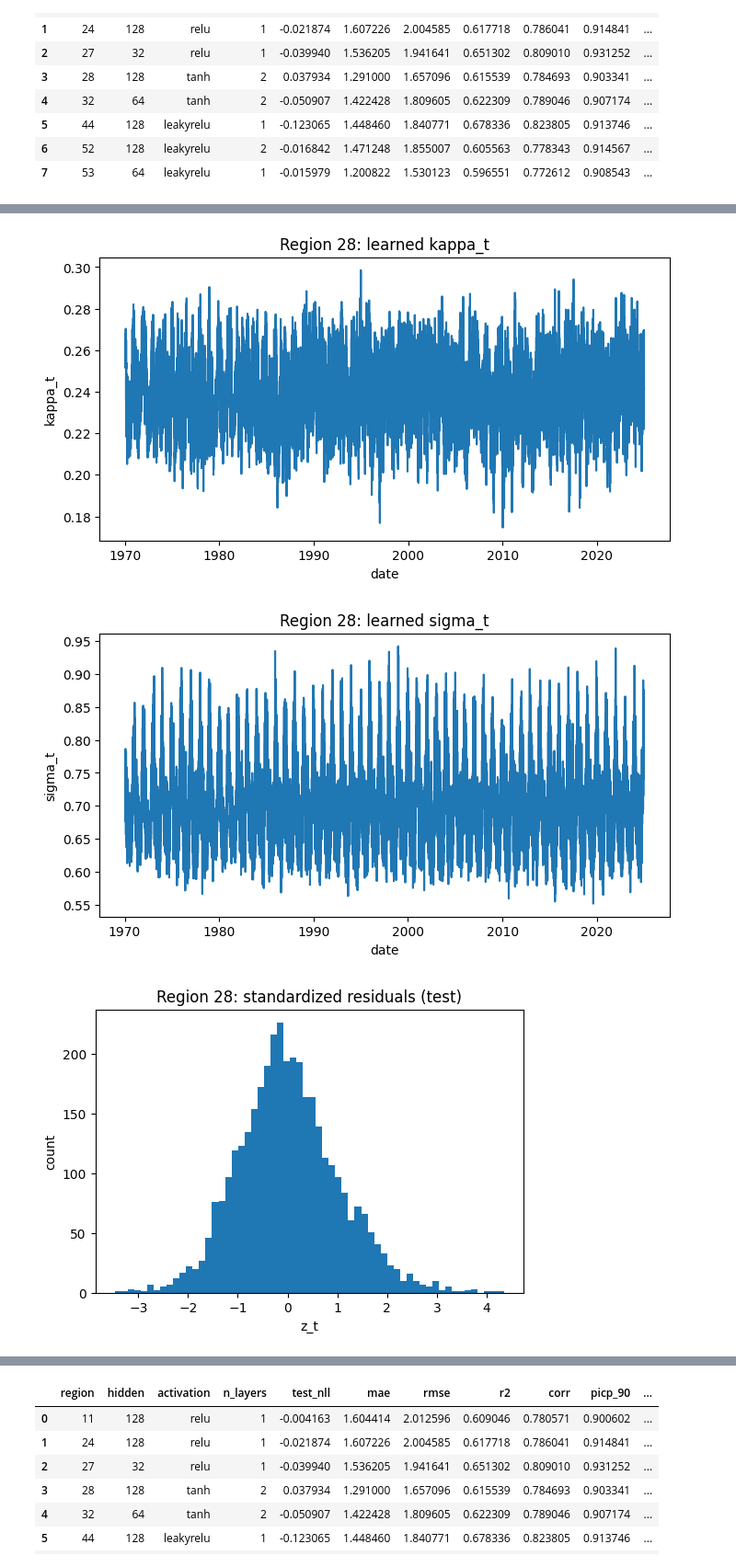
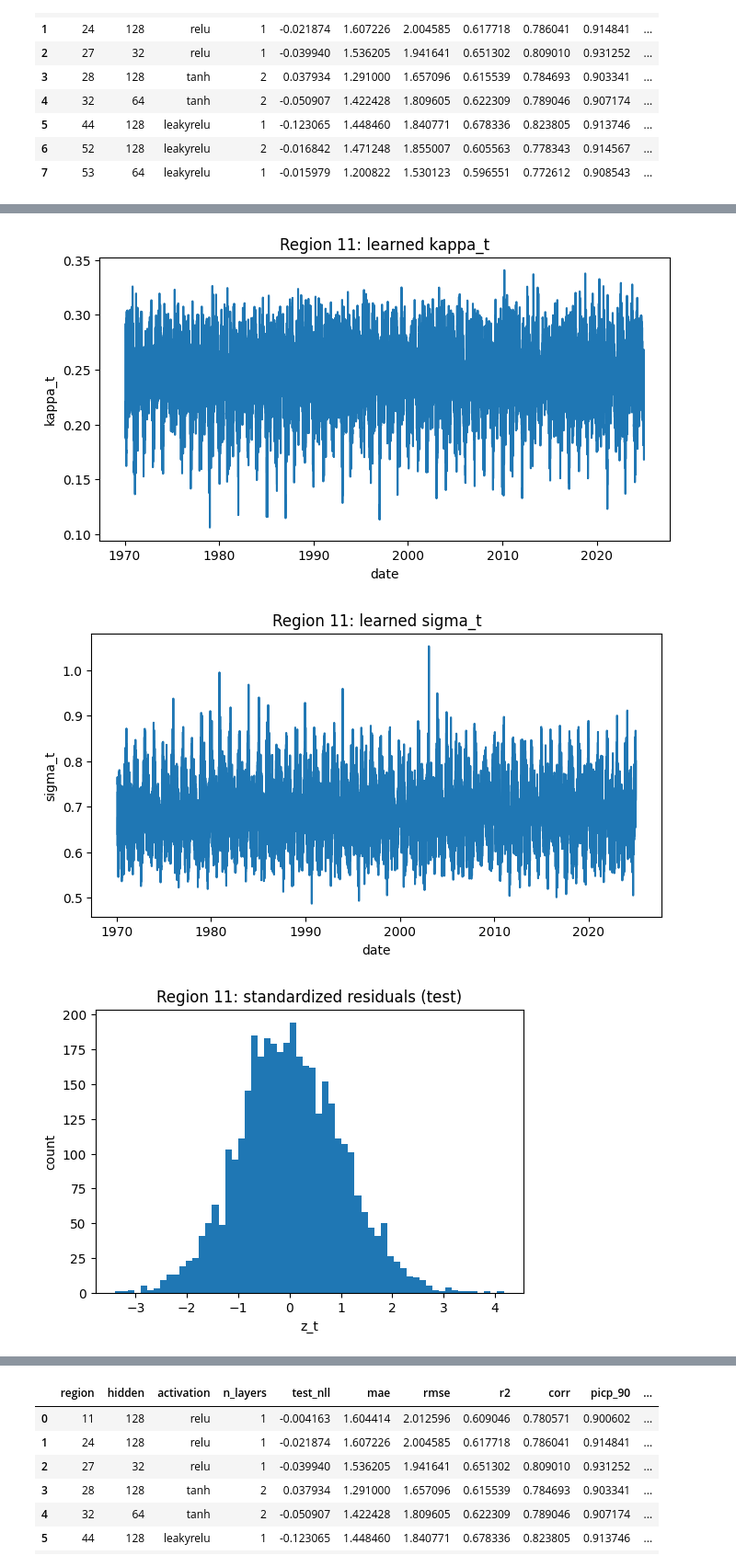
Before and after one commit to MarieLouiseLysholt/Masters_2026, a Jupyter notebook: OU+ML/Benth_OU_FF_NN_Calibration_PerRegion_regionspecific.ipynb, the cells around one changed output, grey strips where cells are left out. Shown at 92% size. Saved outputs shown, nothing was run; the diff lists cells and outputs as text; code cells hidden in the pictures.

```diff
--- a/OU+ML/Benth_OU_FF_NN_Calibration_PerRegion_regionspecific.ipynb
+++ b/OU+ML/Benth_OU_FF_NN_Calibration_PerRegion_regionspecific.ipynb
@@ -476,7 +476,7 @@ def fit_and_evaluate_config_for_region(region_id: int, hidden: int, activation:
             test_nll = float(np.mean(
                 0.5 * (
                     np.log(var_test_exact)
-                    + ((x_tp1_ - mean_pred_z_test) ** 2) / var_test_exact
+                    + ((x_tp1_val - mean_pred_z_test) ** 2) / var_test_exact
                 )
             ))
 
@@ -1046,7 +1046,7 @@ Training final model for region 53...
 # FINAL MODEL DIAGNOSTIC PLOTS FOR ONE REGION
 # ============================================================
 
-REGION_TO_PLOT = GRID_REGIONS[3]
+REGION_TO_PLOT = GRID_REGIONS[0]
 
 art = final_region_artifacts[REGION_TO_PLOT]
 dfr = art["df"]
@@ -1089,3 +1089,3 @@ print("saved model:", art["save_path"])
-[figure, old version]
+[figure, new version]
-[figure, old version]
+[figure, new version]
-[figure, old version]
+[figure, new version]
```
Also changed, not shown: parts of 2 cells of this notebook, 1 other file.
